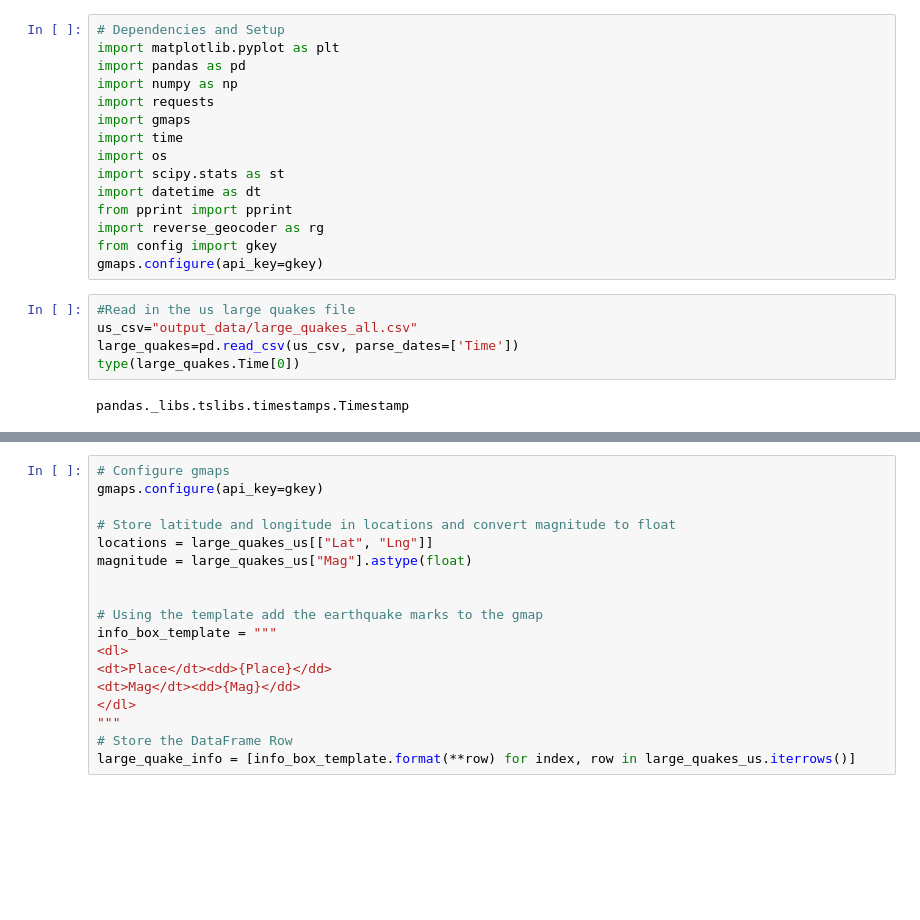
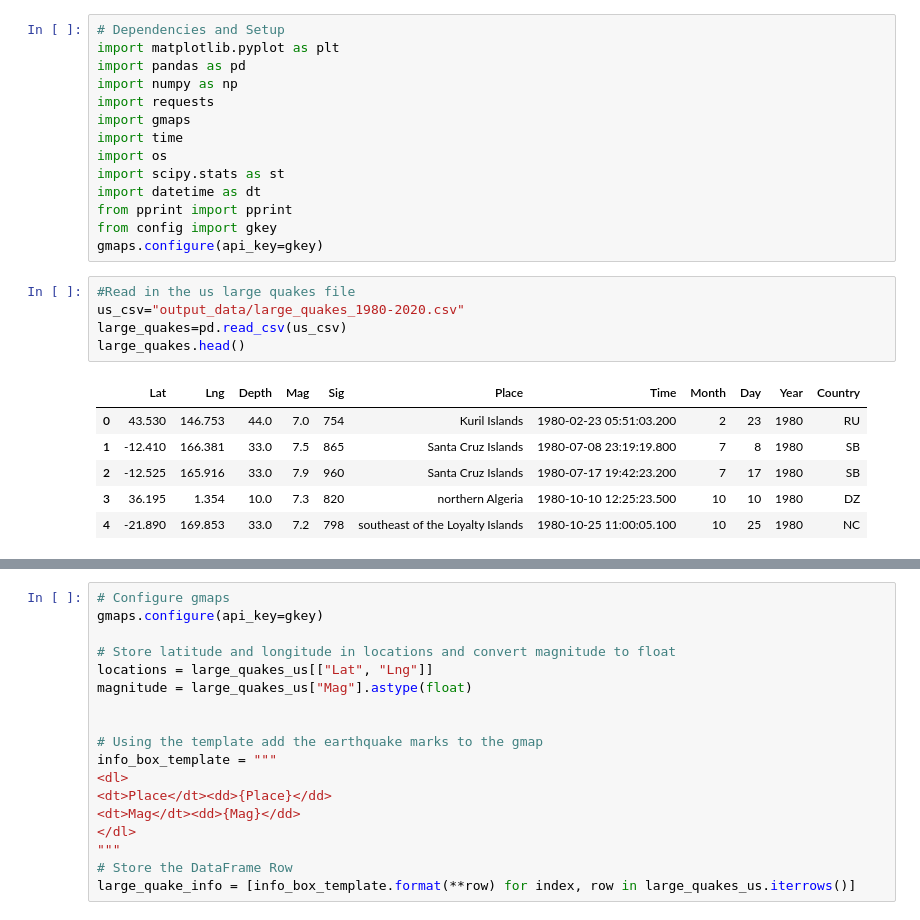
Before and after one commit to nickmangarella/Project-Quake, a Jupyter notebook: earthquakes_usa.ipynb, the cells around one changed output, grey strips where cells are left out. Cells and saved outputs as stored; diff of their text form; blank space fills up the shorter version.

```diff
--- a/earthquakes_usa.ipynb
+++ b/earthquakes_usa.ipynb
@@ -10,16 +10,20 @@ import os
 import scipy.stats as st
 import datetime as dt
 from pprint import pprint
-import reverse_geocoder as rg
 from config import gkey
 gmaps.configure(api_key=gkey)
 # %%
 #Read in the us large quakes file
-us_csv="output_data/large_quakes_all.csv"
-large_quakes=pd.read_csv(us_csv, parse_dates=['Time'])
-type(large_quakes.Time[0])
+us_csv="output_data/large_quakes_1980-2020.csv"
+large_quakes=pd.read_csv(us_csv)
+large_quakes.head()
 # %% [output]
-pandas._libs.tslibs.timestamps.Timestamp
+|  | Lat | Lng | Depth | Mag | Sig | Place | Time | Month | Day | Year | Country |
+| 0 | 43.530 | 146.753 | 44.0 | 7.0 | 754 | Kuril Islands | 1980-02-23 05:51:03.200 | 2 | 23 | 1980 | RU |
+| 1 | -12.410 | 166.381 | 33.0 | 7.5 | 865 | Santa Cruz Islands | 1980-07-08 23:19:19.800 | 7 | 8 | 1980 | SB |
+| 2 | -12.525 | 165.916 | 33.0 | 7.9 | 960 | Santa Cruz Islands | 1980-07-17 19:42:23.200 | 7 | 17 | 1980 | SB |
+| 3 | 36.195 | 1.354 | 10.0 | 7.3 | 820 | northern Algeria | 1980-10-10 12:25:23.500 | 10 | 10 | 1980 | DZ |
+| 4 | -21.890 | 169.853 | 33.0 | 7.2 | 798 | southeast of the Loyalty Islands | 1980-10-25 11:00:05.100 | 10 | 25 | 1980 | NC |
 # %%
 #Isolating largest quakes in USA
 large_quakes_us = large_quakes.loc[large_quakes['Country']=="US"]
```
Also changed, not shown: parts of 3 cells of this notebook.
